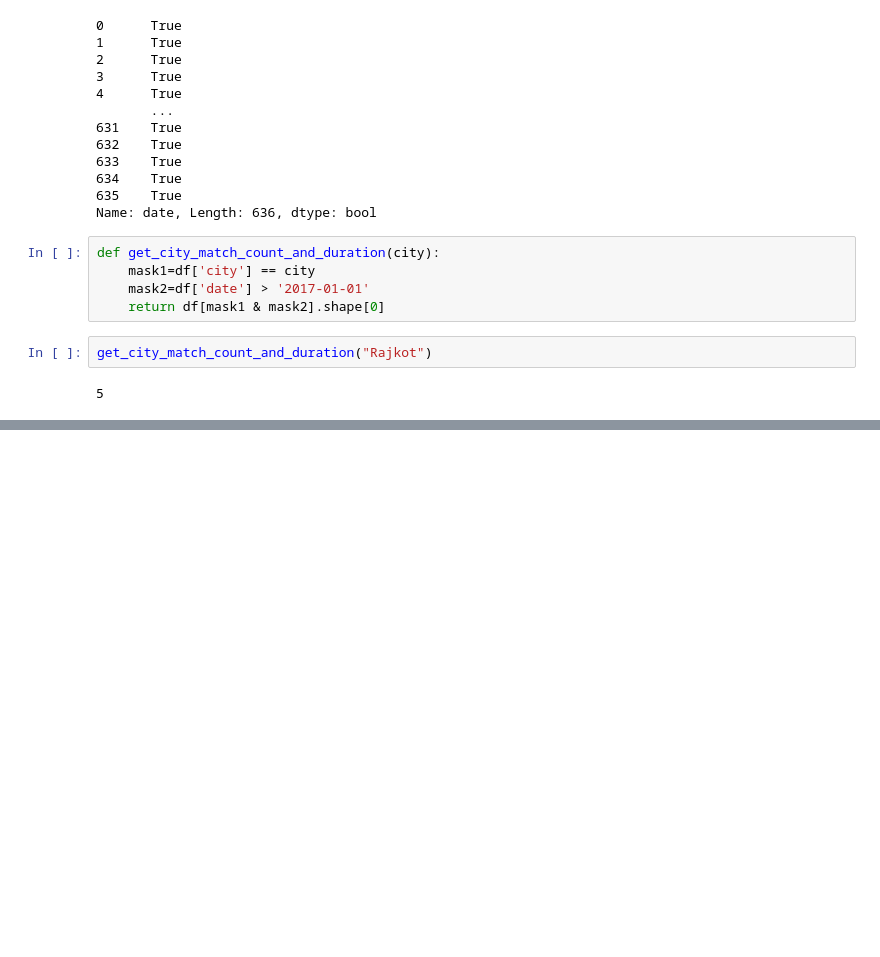
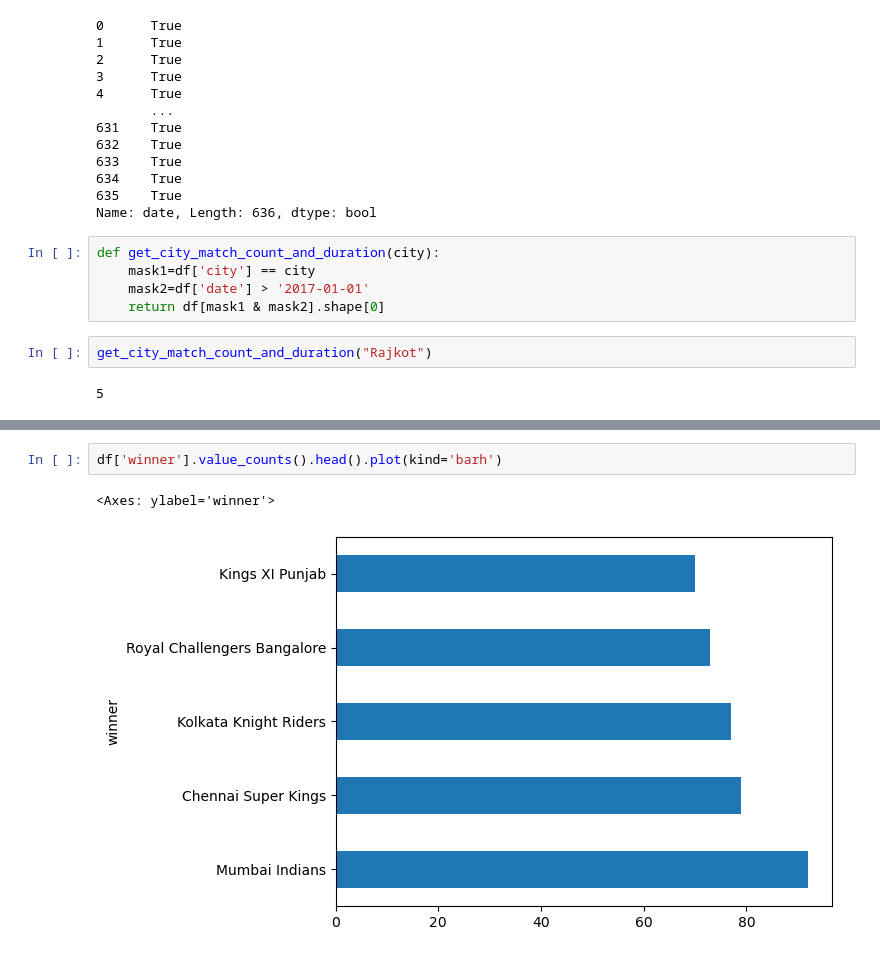
Before and after one commit to coder5omkar/learn-python, a Jupyter notebook: Learn_python/Pandas/Learn-Pandas.ipynb, the cells around one changed output, grey strips where cells are left out. Drawn from its saved outputs; the diff is of its cells as text; blank space fills up the shorter version.

```diff
--- a/Learn_python/Pandas/Learn-Pandas.ipynb
+++ b/Learn_python/Pandas/Learn-Pandas.ipynb
@@ -215,0 +242,5 @@ get_city_match_count_and_duration("Rajkot")
+# %%
+df['winner'].value_counts().head().plot(kind='barh')
+# %% [output]
+<Axes: ylabel='winner'>
+[figure, added]
```
Also changed, not shown: parts of 15 cells of this notebook.
